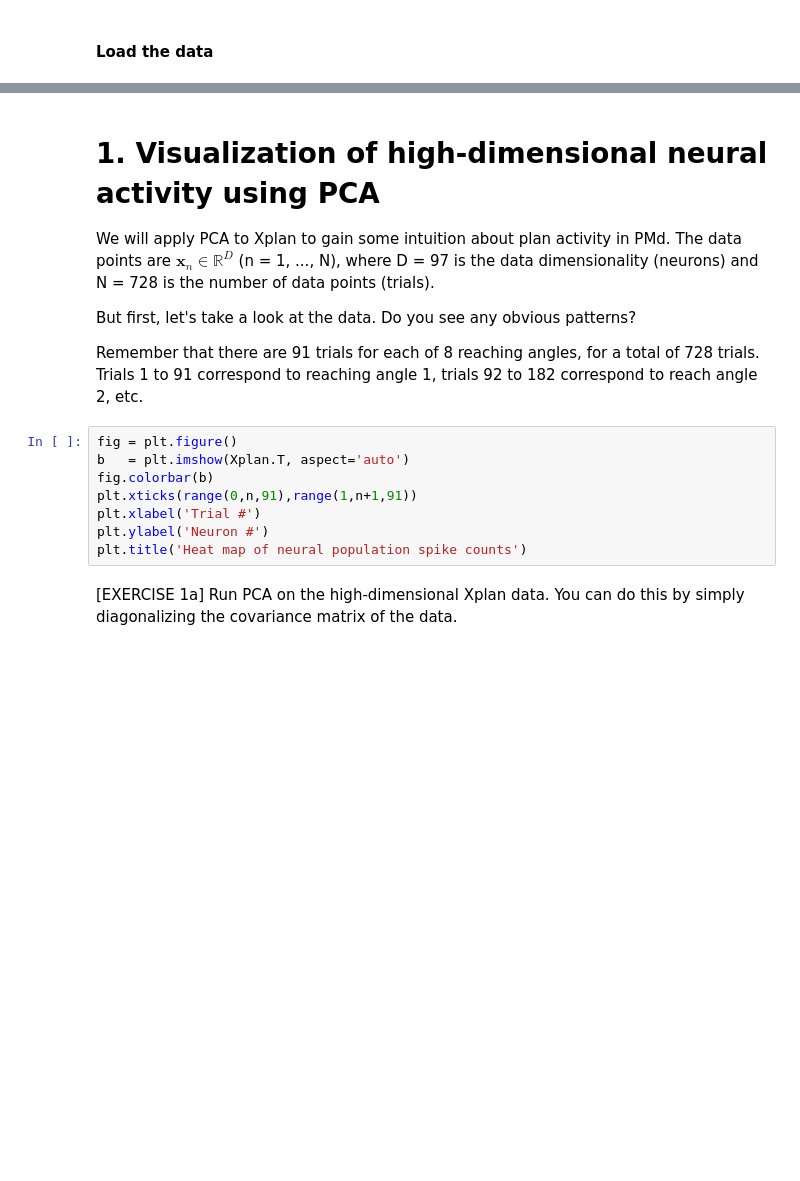
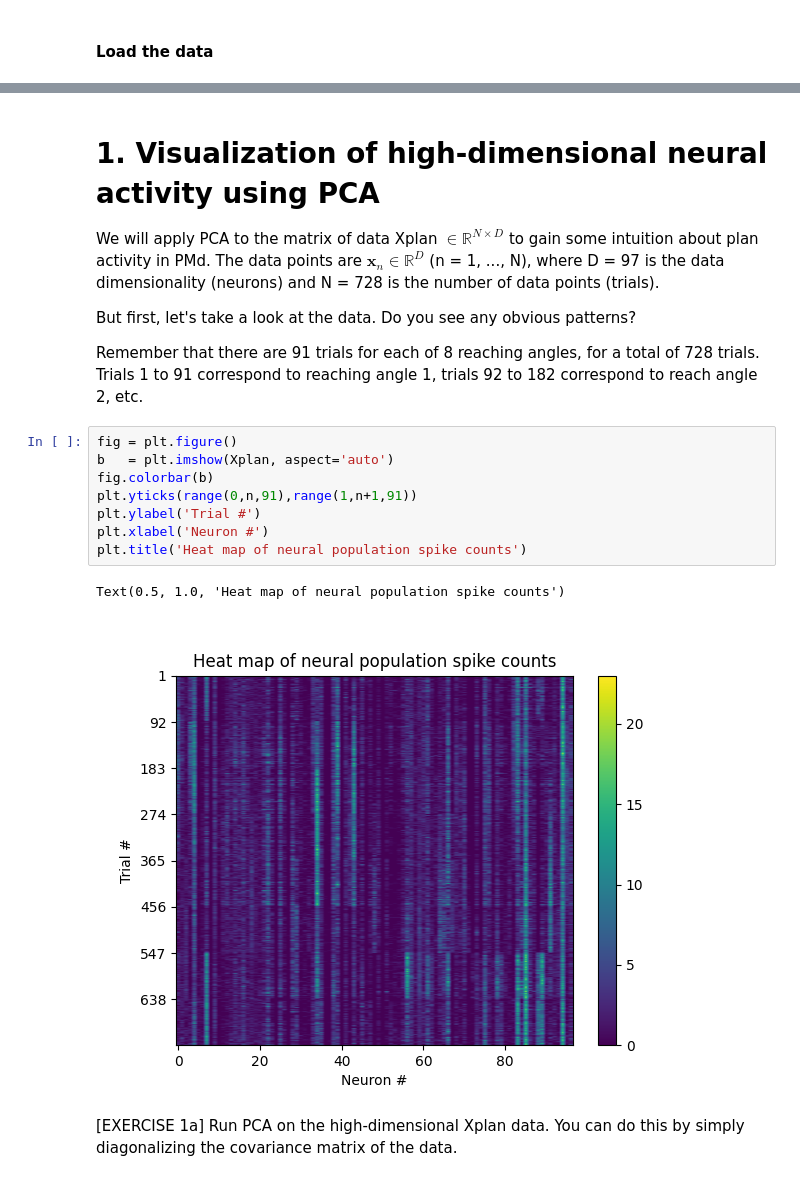
Before and after one commit to trendinafrica/TReND-CaMinA, a Jupyter notebook: notebooks/Rwanda24/17-Wed-DimReduction/dimensionality_reduction_pca.ipynb, the cells around one changed output, grey strips where cells are left out. Cells and saved outputs as stored; diff of their text form; blank space fills up the shorter version.

```diff
--- a/notebooks/Rwanda24/17-Wed-DimReduction/dimensionality_reduction_pca.ipynb
+++ b/notebooks/Rwanda24/17-Wed-DimReduction/dimensionality_reduction_pca.ipynb
@@ -63,7 +86,7 @@ print(plan_data_dims)
 # %% [markdown]
 # 1. Visualization of high-dimensional neural activity using PCA
 
-We will apply PCA to Xplan to gain some intuition about plan activity in PMd. The data points are $\boldsymbol{x}_n \in \mathbb{R}^D$ (n = 1, ..., N), where D = 97 is the data dimensionality (neurons)
+We will apply PCA to the matrix of data Xplan $\in \mathbb{R}^{N\times D}$ to gain some intuition about plan activity in PMd. The data points are $\boldsymbol{x}_n \in \mathbb{R}^D$ (n = 1, ..., N), where D = 97 is the data dimensionality (neurons)
 and N = 728 is the number of data points (trials).
 
 But first, let's take a look at the data. Do you see any obvious patterns?
@@ -71,12 +94,15 @@ But first, let's take a look at the data. Do you see any obvious patterns?
 Remember that there are 91 trials for each of 8 reaching angles, for a total of 728 trials. Trials 1 to 91 correspond to reaching angle 1, trials 92 to 182 correspond to reach angle 2, etc.
 # %%
 fig = plt.figure()
-b   = plt.imshow(Xplan.T, aspect='auto')
+b   = plt.imshow(Xplan, aspect='auto')
 fig.colorbar(b)
-plt.xticks(range(0,n,91),range(1,n+1,91))
-plt.xlabel('Trial #')
-plt.ylabel('Neuron #')
+plt.yticks(range(0,n,91),range(1,n+1,91))
+plt.ylabel('Trial #')
+plt.xlabel('Neuron #')
 plt.title('Heat map of neural population spike counts')
+# %% [output]
+Text(0.5, 1.0, 'Heat map of neural population spike counts')
+[figure, added]
 # %% [markdown]
 [EXERCISE 1a] Run PCA on the high-dimensional Xplan data. You can do this by simply diagonalizing the covariance matrix of the data.
 # %%
```
Also changed, not shown: parts of 7 cells of this notebook.
